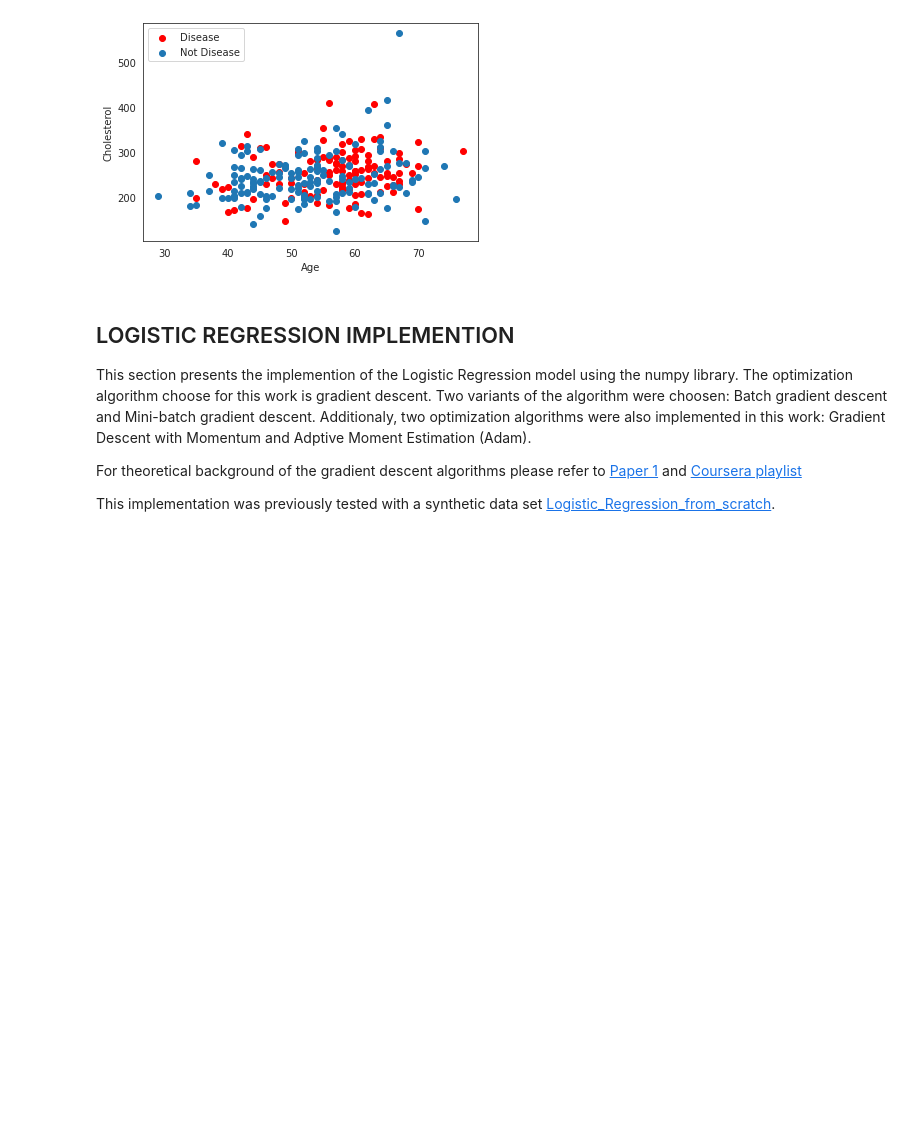
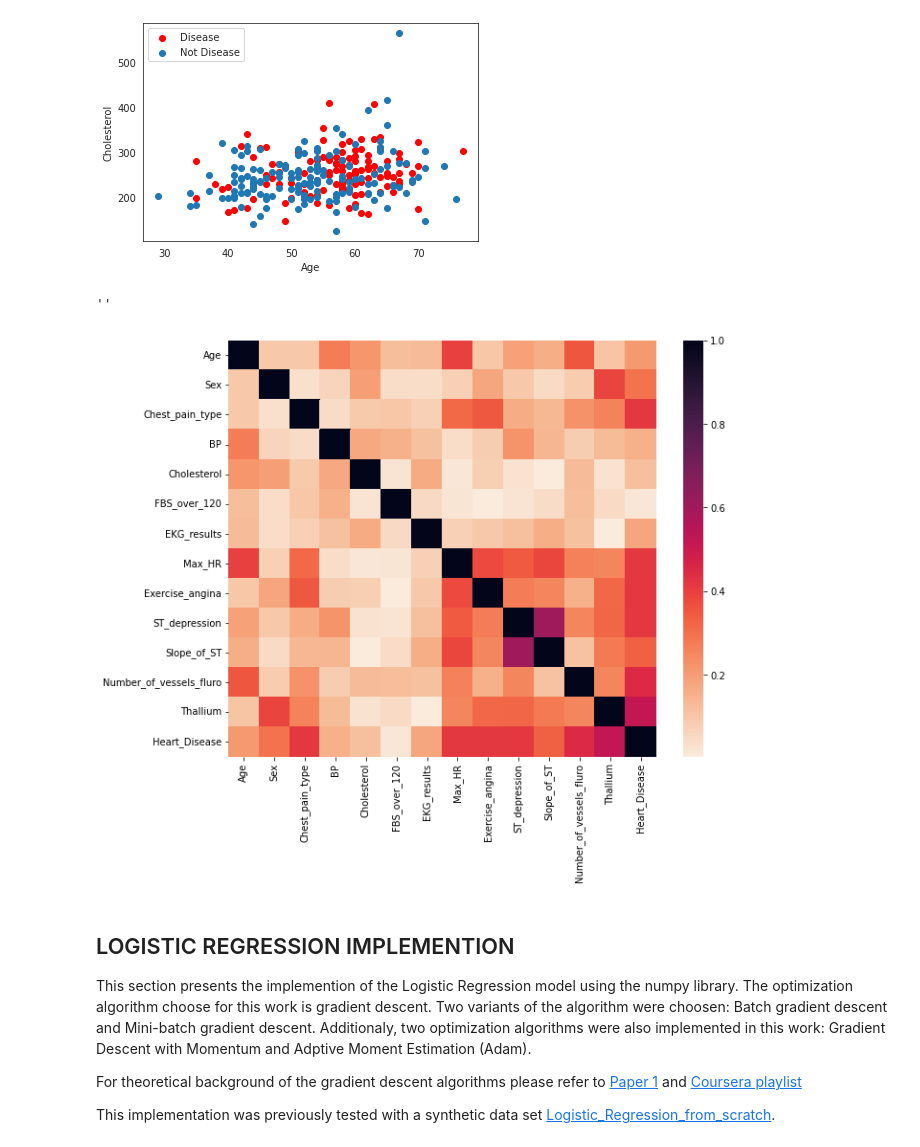
Before and after one commit to AlejandroSepulvedaGuatecique/Projects-in-Ml-and-AI-, a Jupyter notebook: HW1/HW1_Logistic_Regression_Implementation.ipynb, the cells around one changed output. Drawn from its saved outputs; the diff is of its cells as text; code cells hidden in the pictures; blank space fills up the shorter version.

```diff
--- a/HW1/HW1_Logistic_Regression_Implementation.ipynb
+++ b/HW1/HW1_Logistic_Regression_Implementation.ipynb
@@ -57,6 +57,7 @@ import time
 df = pd.read_csv('https://raw.githubusercontent.com/AlejandroSepulvedaGuatecique/Projects-in-Ml-and-AI-/main/HW1/Heart_Disease_Prediction.csv')
 df.columns = [c.replace(' ', '_') for c in df.columns] #Some columns names have spaces, here spaces are replaced by '_'
 mapping = {'Presence': 1, 'Absence': 0}
+df = df.replace({'Heart_Disease': mapping})
 # %% [markdown]
 ## Data Exploration
 # %%
@@ -201,6 +202,14 @@ plt.ylabel("Cholesterol")
 plt.show()
 # %% [output]
 [figure]
+# %%
+# Correlation among features along with the the dependent variable
+fig, ax = plt.subplots(figsize=(10,8))
+sns.heatmap(df.corr().abs(),annot=False, ax=ax, cmap='rocket_r')
+,
+# %% [output]
+''
+[figure, added]
 # %% [markdown]
 ## LOGISTIC REGRESSION IMPLEMENTION
 
```
Also changed, not shown: parts of 5 cells of this notebook.
